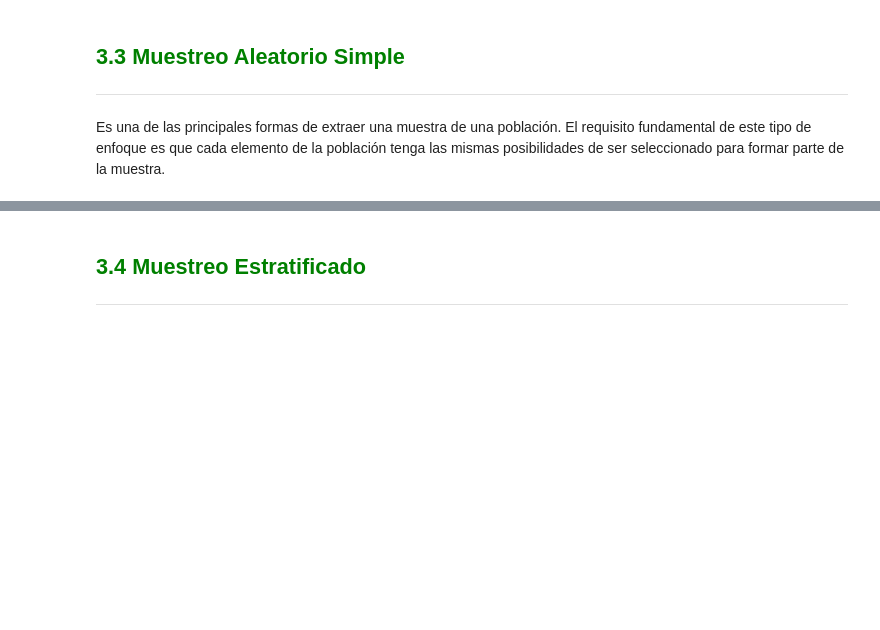
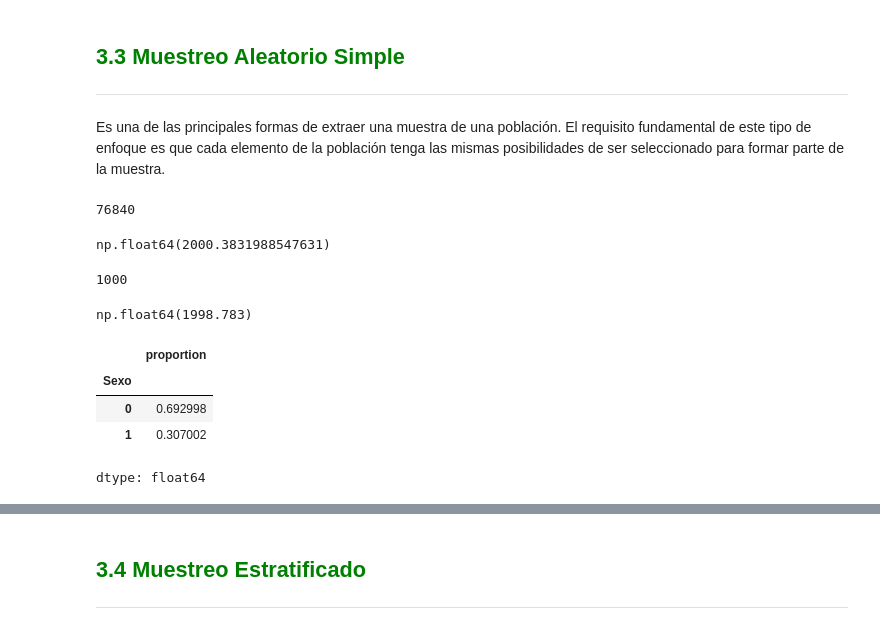
Before and after one commit to Starleen1996/Machine-Learning, a Jupyter notebook: Inicial.ipynb, the cells around one changed output, grey strips where cells are left out. Drawn from its saved outputs; the diff is of its cells as text; code cells hidden in the pictures; blank space fills up the shorter version.

```diff
--- a/Inicial.ipynb
+++ b/Inicial.ipynb
@@ -1076,3 +1076,11 @@ Cuando la población es finita pero muy grande, el costo de un censo puede hacer
 ***
 # %% [markdown]
 Es una de las principales formas de extraer una muestra de una población. El requisito fundamental de este tipo de enfoque es que cada elemento de la población tenga las mismas posibilidades de ser seleccionado para formar parte de la muestra.
+# %%
+datos.shape[0]
+# %% [output]
+76840
+# %%
+datos.Ingreso.mean()
+# %% [output]
+np.float64(2000.3831988547631)
@@ -1078,0 +1090,17 @@ Es una de las principales formas de extraer una muestra de una población. El re
+# %%
+muestra.shape[0]
+# %% [output]
+1000
+# %%
+muestra.Ingreso.mean()
+# %% [output]
+np.float64(1998.783)
+# %%
+# nos permite contar los valores de la variable sexo y los representa en proporción
+datos.Sexo.value_counts(normalize = True)
+# %% [output]
+|  | proportion |
+| Sexo |  |
+| 0 | 0.692998 |
+| 1 | 0.307002 |
+dtype: float64
```
Also changed, not shown: parts of 2 cells of this notebook.
